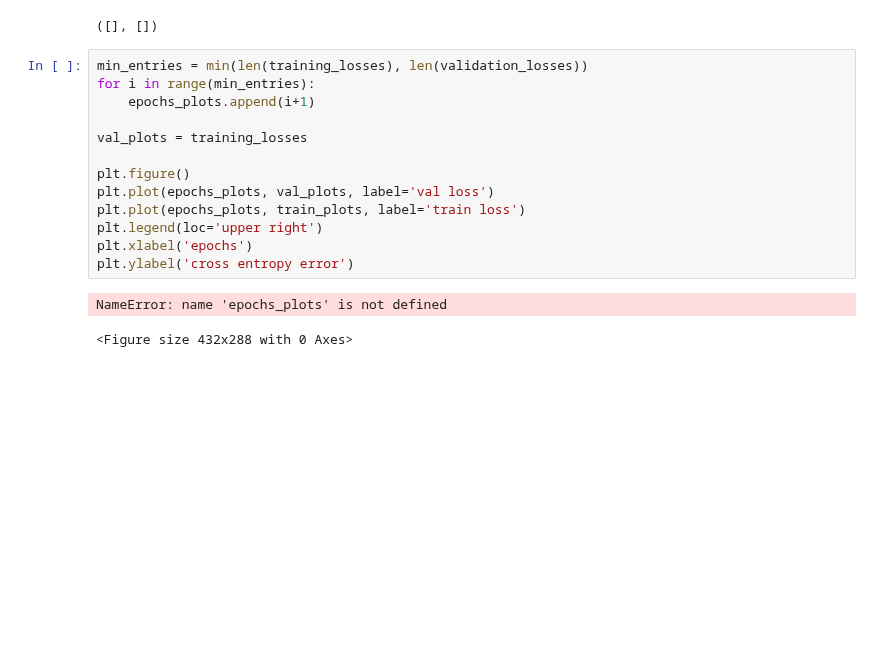
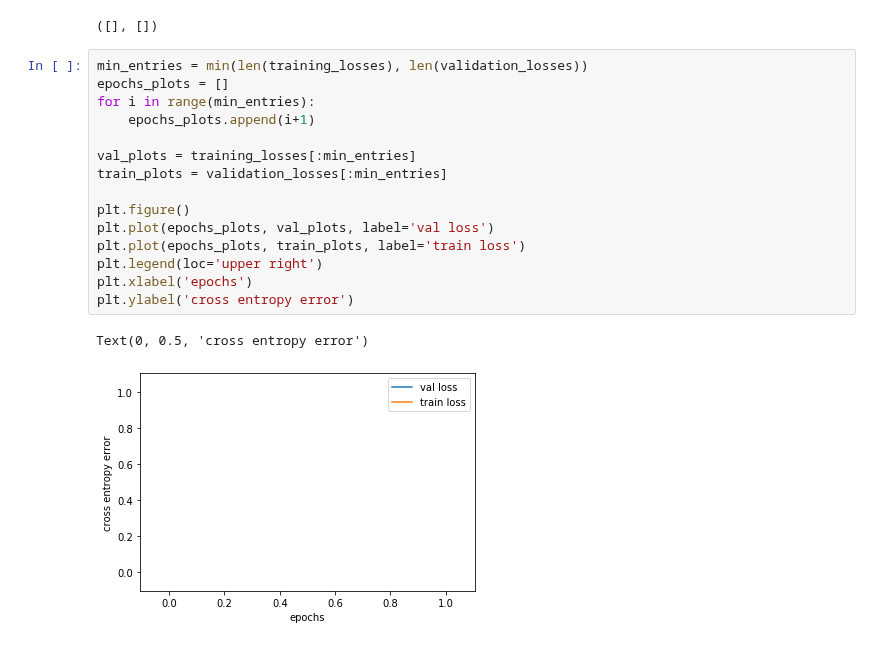
Before and after one commit to UCSD-E4E/baboons-on-the-move, a Jupyter notebook: baboon_tracking/models/particle_filter/train_motion_model_particle.ipynb, the cells around one changed output. Drawn from its saved outputs; the diff is of its cells as text; blank space fills up the shorter version.

Commit message:
fixed plots

```diff
--- a/baboon_tracking/models/particle_filter/train_motion_model_particle.ipynb
+++ b/baboon_tracking/models/particle_filter/train_motion_model_particle.ipynb
@@ -484,17 +484,19 @@ training_losses, validation_losses
 ([], [])
 # %%
 min_entries = min(len(training_losses), len(validation_losses))
+epochs_plots = []
 for i in range(min_entries):
     epochs_plots.append(i+1)
 
-val_plots = training_losses
+val_plots = training_losses[:min_entries]
+train_plots = validation_losses[:min_entries]
 
 plt.figure()
 plt.plot(epochs_plots, val_plots, label='val loss')
 plt.plot(epochs_plots, train_plots, label='train loss')
 plt.legend(loc='upper right')
 plt.xlabel('epochs')
 plt.ylabel('cross entropy error')
 # %% [output]
-NameError: name 'epochs_plots' is not defined
+Text(0, 0.5, 'cross entropy error')
-<Figure size 432x288 with 0 Axes>
+[figure, added]
```
